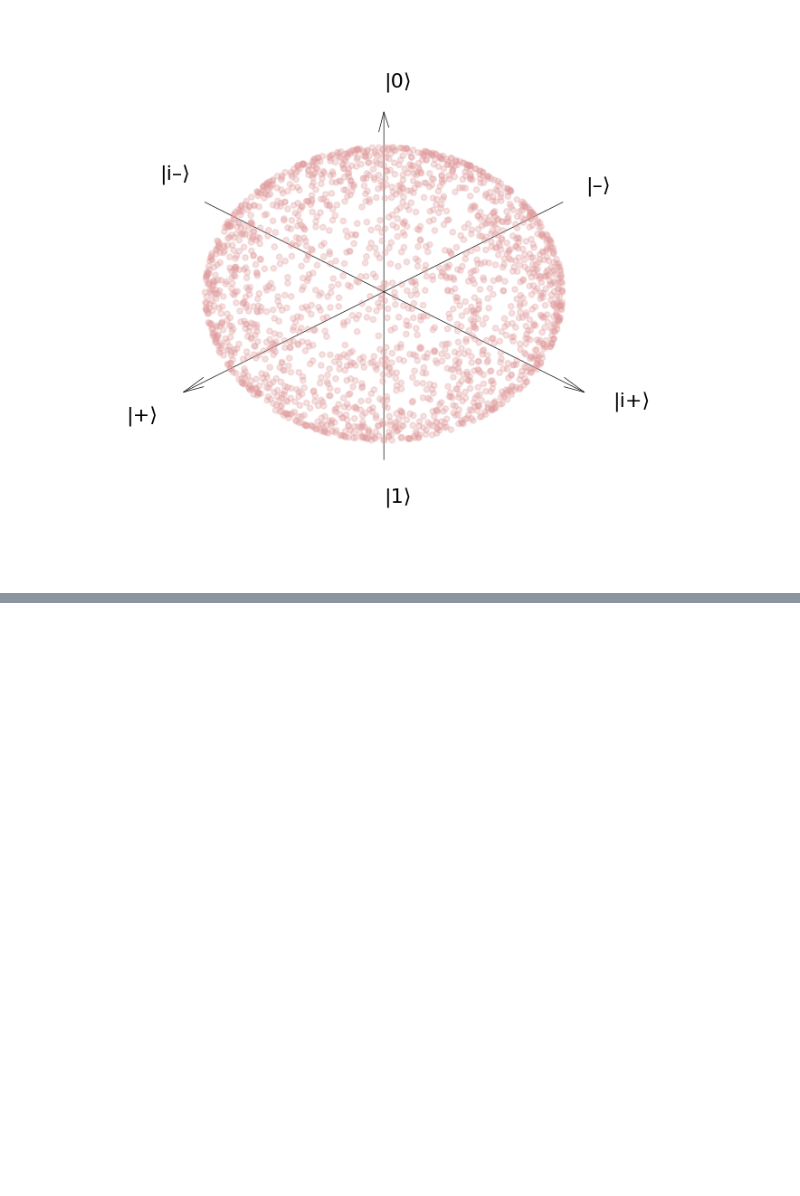
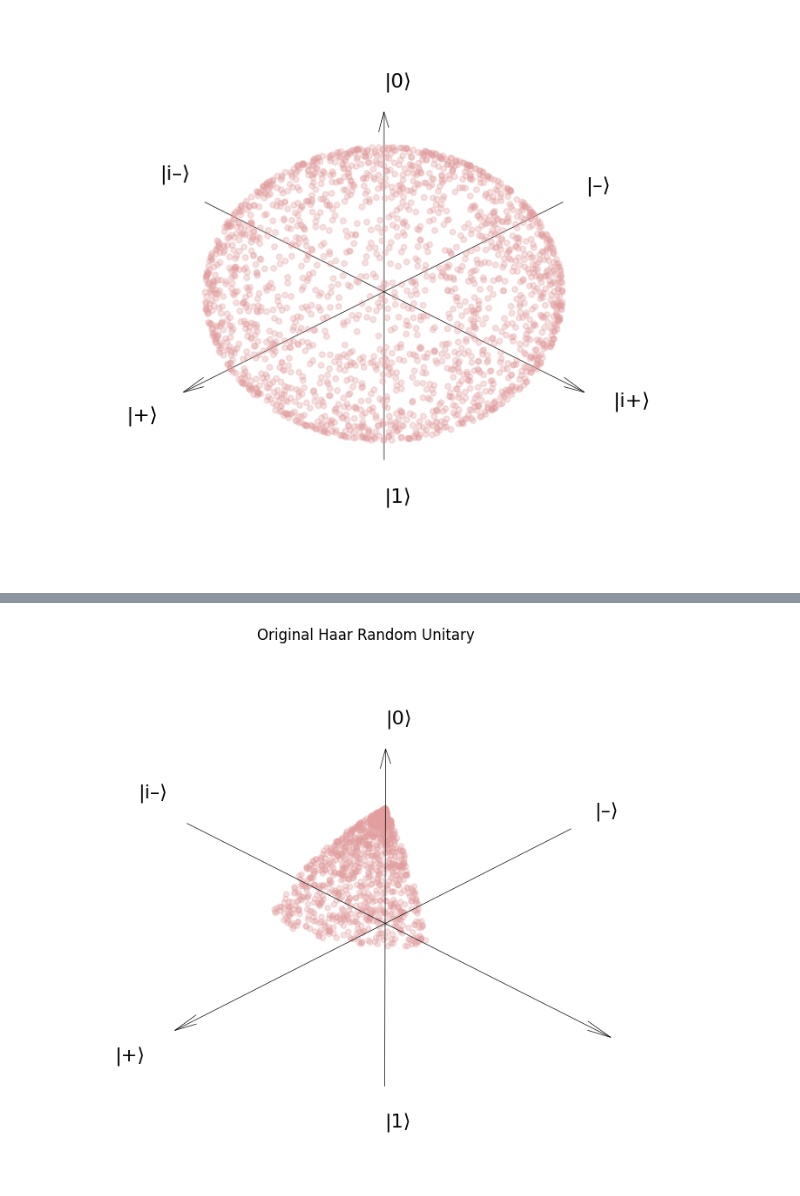
Before and after one commit to NostalgicJ/Quantum_2023, a Jupyter notebook: Haar_measure/harr_test_1.ipynb, the cells around one changed output, grey strips where cells are left out. Cells and saved outputs as stored; diff of their text form; code cells hidden in the pictures; blank space fills up the shorter version.

```diff
--- a/Haar_measure/harr_test_1.ipynb
+++ b/Haar_measure/harr_test_1.ipynb
@@ -92,0 +187,89 @@ plot_bloch_sphere(haar_bloch_vectors)
+# %%
+import numpy as np
+import matplotlib.pyplot as plt
+import pennylane as qml
+from scipy.stats import rv_continuous
+from qiskit.visualization import plot_bloch_vector
+from mpl_toolkits.mplot3d import Axes3D
+
+# Define Pauli matrices
+X = np.array([[0, 1], [1, 0]])
+Y = np.array([[0, -1j], [1j, 0]])
+Z = np.array([[1, 0], [0, -1]])
+
+def convert_to_bloch_vector(rho):
+    """Convert a density matrix to a Bloch vector."""
+    ax = np.trace(np.dot(rho, X)).real
+    ay = np.trace(np.dot(rho, Y)).real
+    az = np.trace(np.dot(rho, Z)).real
+    return [ax, ay, az]
+
+class uniform_dist(rv_continuous):
+    def _rvs(self, size, random_state=None):
+        return np.random.uniform(0, 2*np.pi, size)
+
+# Create the mixed state simulator
+dev = qml.device('default.mixed', wires=1)
+
+# Create a QNode for the Haar random unitary
+@qml.qnode(dev)
+def haar_random_unitary(phi, theta, omega):
+    qml.Rot(phi, theta, omega, wires=0)
+    return qml.density_matrix(wires=0)
+
+# Create a QNode for the modified Haar random unitary with a uniform distribution for omega
+omega_sampler = uniform_dist(a=0, b=2*np.pi)
+
+@qml.qnode(dev)
+def haar_random_unitary_uniform_phi_theta():
+    phi = 2 * np.pi * np.random.uniform(0, 1)
+    theta = np.arccos(1 - 2 * np.random.uniform(0, 1))
+    omega = omega_sampler.rvs(size=1, random_state=None)
+    qml.Rot(phi, theta, omega, wires=0)
+    return qml.density_matrix(wires=0)
+
+# Function to plot vectors on a sphere
+def plot_bloch_sphere(bloch_vectors):
+    fig = plt.figure(figsize=(6, 6))
+    ax = fig.add_subplot(111, projection='3d')
+    fig.subplots_adjust(left=0, right=1, bottom=0, top=1)
+
+    ax.grid(False)
+    ax.set_axis_off()
+    ax.view_init(30, 45)
+    ax.dist = 7
+
+    # Draw the axes
+    x, y, z = np.array([[-1.5,0,0], [0,-1.5,0], [0,0,-1.5]])
+    u, v, w = np.array([[3,0,0], [0,3,0], [0,0,3]])
+    ax.quiver(x, y, z, u, v, w, arrow_length_ratio=0.05, color="black", linewidth=0.5)
+
+    ax.text(0, 0, 1.7, r"|0⟩", color="black", fontsize=16)
+    ax.text(0, 0, -1.9, r"|1⟩", color="black", fontsize=16)
+    ax.text(1.9, 0, 0, r"|+⟩", color="black", fontsize=16)
+    ax.text(-1.7, 0, 0, r"|–⟩", color="black", fontsize=16)
+    ax.text(0, 1.7, 0, r"|i+⟩", color="black", fontsize=16)
+    ax.text(0,-1.9, 0, r"|i–⟩", color="black", fontsize=16)
+
+    ax.scatter(
+        bloch_vectors[:,0], bloch_vectors[:,1], bloch_vectors[:, 2], c='#e29d9e', alpha=0.3
+    )
+
+# Number of samples
+num_samples = 1000
+
+# Create and plot Bloch vectors for the original Haar random unitary
+rhos_original = [haar_random_unitary(*np.random.uniform(size=3)) for _ in range(num_samples)]
+bloch_vectors_original = np.array([convert_to_bloch_vector(rho) for rho in rhos_original])
+plot_bloch_sphere(bloch_vectors_original)
+plt.title("Original Haar Random Unitary")
+plt.show()
+
+# Create and plot Bloch vectors for the modified Haar random unitary with a uniform distribution for omega
+rhos_uniform = [haar_random_unitary_uniform_phi_theta() for _ in range(num_samples)]
+bloch_vectors_uniform = np.array([convert_to_bloch_vector(rho) for rho in rhos_uniform])
+plot_bloch_sphere(bloch_vectors_uniform)
+plt.title("Modified Haar Random Unitary (Uniform Omega)")
+plt.show()
+# %% [output]
+[figure, added]
```
Also changed, not shown: parts of 4 cells of this notebook, 4 other files.
